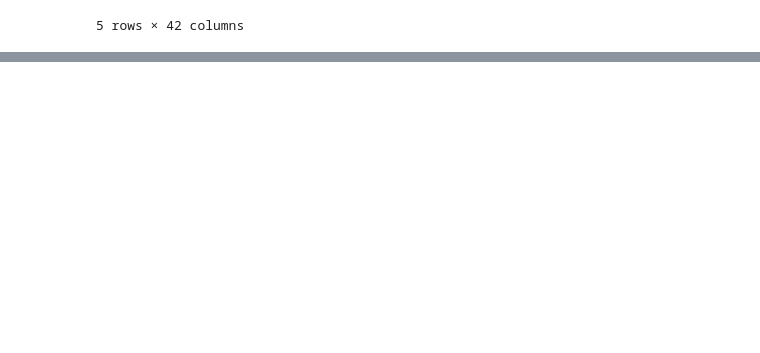
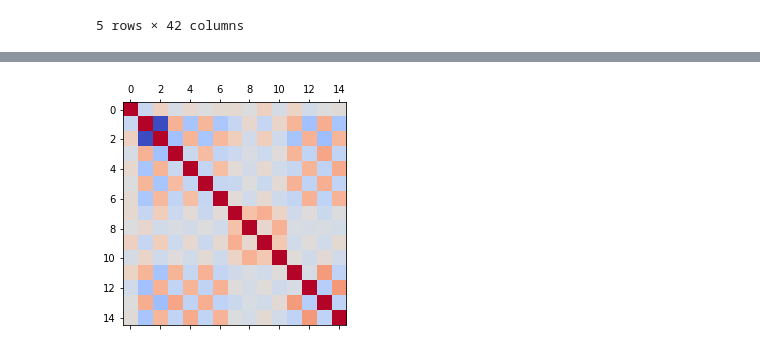
Before and after one commit to OlivierPaulo/Football_Bet, a Jupyter notebook: notebooks/data-analysis.ipynb, the cells around one changed output, grey strips where cells are left out. Saved outputs shown, nothing was run; the diff lists cells and outputs as text; code cells hidden in the pictures; blank space fills up the shorter version.

```diff
--- a/notebooks/data-analysis.ipynb
+++ b/notebooks/data-analysis.ipynb
@@ -799,0 +800,25 @@ Possession emtpy : 5395
+# %%
+attributes_list = ['shoton', 'shotoff', 'foulcommit', 'card', 'cross', 'corner']
+# %%
+final_df = relevant_match.copy()
+# %%
+for attribute in attributes_list:
+    final_df["home_"+attribute] = pd.Series()
+    final_df["away_"+attribute] = pd.Series()
+    for ix, row in final_df.iterrows():
+        final_df.loc[ix, "home_"+attribute] = int(final_df.loc[ix, attribute].count(str(final_df.loc[ix, "home_team_api_id"])))
+        final_df.loc[ix, "away_"+attribute] = int(final_df.loc[ix, attribute].count(str(final_df.loc[ix, "away_team_api_id"])))
+# %%
+final_df["score"] = final_df["score"].apply(lambda x: int(x))
+final_df["home_shoton"] = final_df["home_shoton"].apply(lambda x: int(x))
+final_df["away_shoton"] = final_df["away_shoton"].apply(lambda x: int(x))
+final_df["home_shotoff"] = final_df["home_shotoff"].apply(lambda x: int(x))
+final_df["away_shotoff"] = final_df["away_shotoff"].apply(lambda x: int(x))
+final_df["home_foulcommit"] = final_df["home_foulcommit"].apply(lambda x: int(x))
+final_df["away_foulcommit"] = final_df["away_foulcommit"].apply(lambda x: int(x))
+final_df["home_card"] = final_df["home_card"].apply(lambda x: int(x))
+final_df["away_card"] = final_df["away_card"].apply(lambda x: int(x))
+final_df["home_cross"] = final_df["home_cross"].apply(lambda x: int(x))
+final_df["away_cross"] = final_df["away_cross"].apply(lambda x: int(x))
+final_df["home_corner"] = final_df["home_corner"].apply(lambda x: int(x))
+final_df["away_corner"] = final_df["away_corner"].apply(lambda x: int(x))
@@ -799,0 +963,8 @@ Possession emtpy : 5395
+# %%
+plt.matshow(final_df[['score', 'home_poss', 'away_poss', 'home_shoton',
+        'away_shoton', 'home_shotoff', 'away_shotoff', 'home_foulcommit',
+        'away_foulcommit', 'home_card', 'away_card', 'home_cross', 'away_cross',
+        'home_corner', 'away_corner']].corr(), cmap='coolwarm')
+plt.show()
+# %% [output]
+[figure, added]
```
Also changed, not shown: parts of 43 cells of this notebook, 1 other file.
